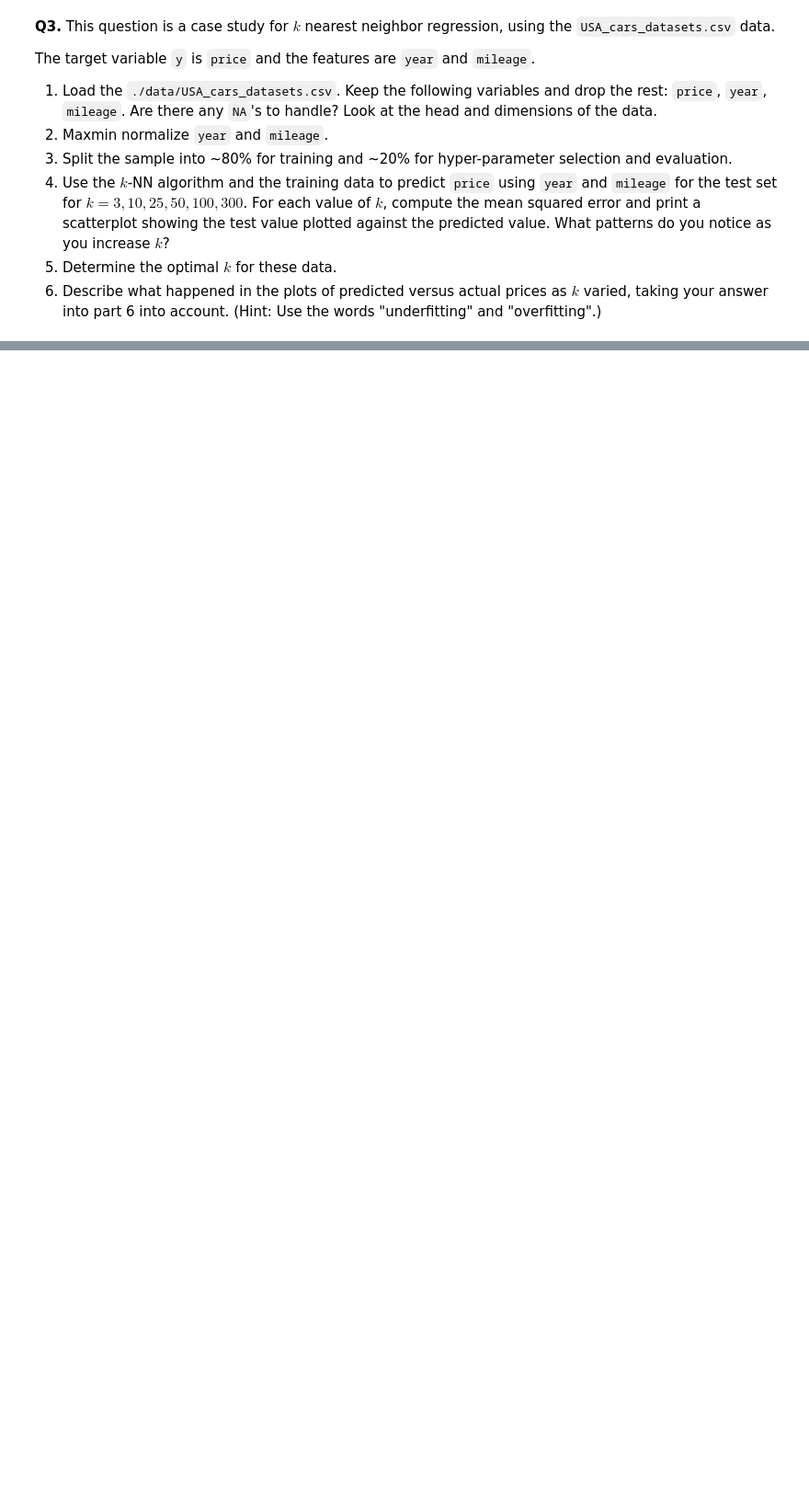
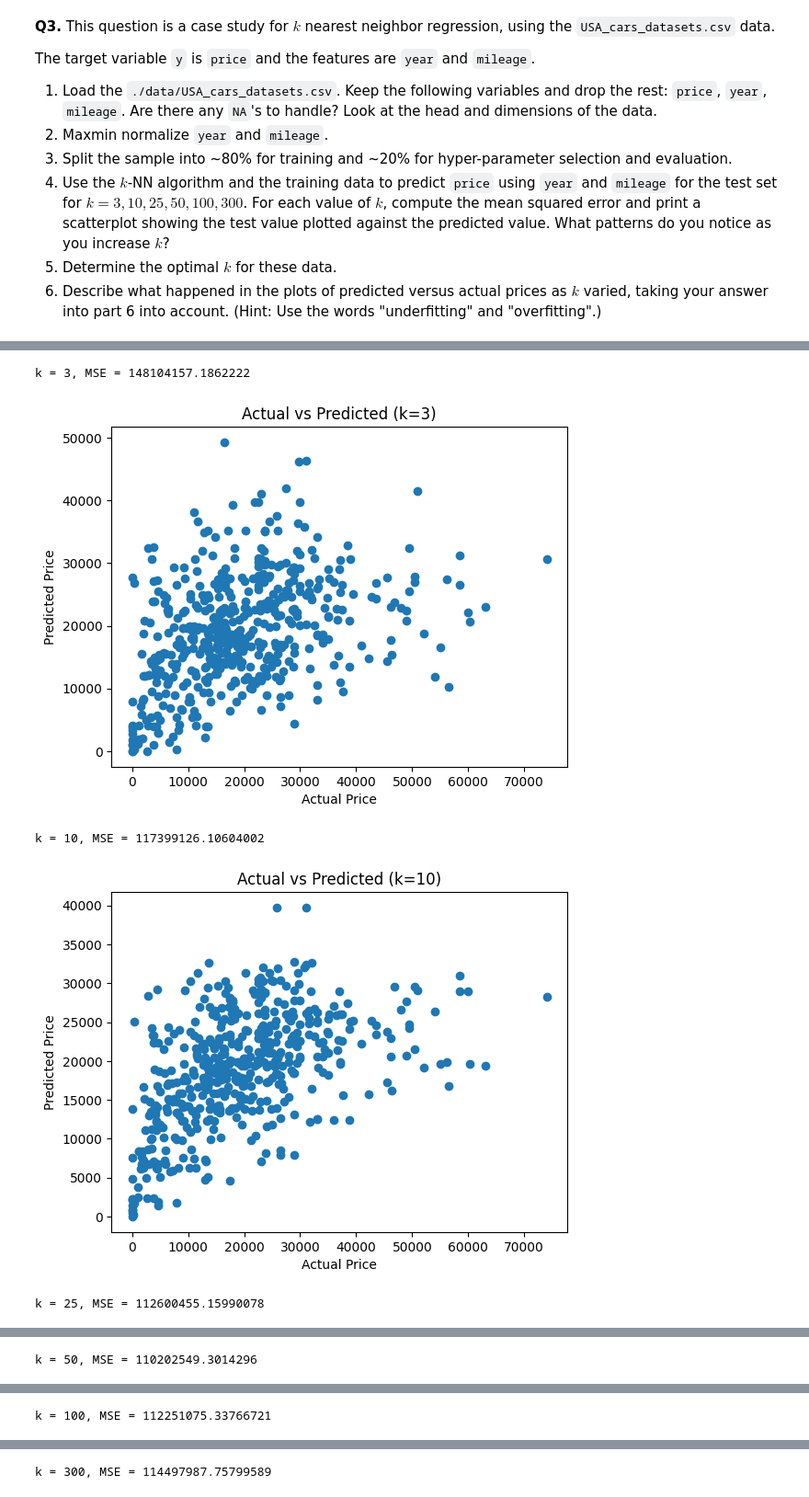
Before and after one commit to cosettemilla/undergrad_ml_assignments, a Jupyter notebook: 02_assignment_knn.ipynb, the cells around one changed output, grey strips where cells are left out. Shown at 92% size. Drawn from its saved outputs; the diff is of its cells as text; code cells hidden in the pictures; blank space fills up the shorter version.

```diff
--- a/02_assignment_knn.ipynb
+++ b/02_assignment_knn.ipynb
@@ -171,0 +278,4 @@ The target variable `y` is `price` and the features are `year` and `mileage`.
+# %%
+# Max-min normalization
+df["year_norm"] = (df["year"] - df["year"].min()) / (df["year"].max() - df["year"].min())
+df["mileage_norm"] = (df["mileage"] - df["mileage"].min()) / (df["mileage"].max() - df["mileage"].min())
@@ -171,0 +286,11 @@ The target variable `y` is `price` and the features are `year` and `mileage`.
+# %%
+
+X = df[["year_norm", "mileage_norm"]]
+y = df["price"]
+
+X_train, X_test, y_train, y_test = train_test_split(
+    X, y, test_size=0.2, random_state=42
+)
+
+print("Training size:", X_train.shape)
+print("Test size:", X_test.shape)
@@ -171,0 +304,31 @@ The target variable `y` is `price` and the features are `year` and `mileage`.
+# %%
+from sklearn.neighbors import KNeighborsRegressor
+from sklearn.metrics import mean_squared_error
+
+k_values = [3, 10, 25, 50, 100, 300]
+
+mse_values = []
+
+for k in k_values:
+    knn = KNeighborsRegressor(n_neighbors=k)
+    knn.fit(X_train, y_train)
+    y_pred = knn.predict(X_test)
+
+    mse = mean_squared_error(y_test, y_pred)
+    mse_values.append(mse)
+
+    print(f"k = {k}, MSE = {mse}")
+
+    # Scatter plot
+    plt.figure()
+    plt.scatter(y_test, y_pred)
+    plt.xlabel("Actual Price")
+    plt.ylabel("Predicted Price")
+    plt.title(f"Actual vs Predicted (k={k})")
+    plt.show()
+# %% [output]
+k = 3, MSE = 148104157.1862222
+[figure, added]
+k = 10, MSE = 117399126.10604002
+[figure, added]
+k = 25, MSE = 112600455.15990078
@@ -171,0 +336 @@ The target variable `y` is `price` and the features are `year` and `mileage`.
+k = 50, MSE = 110202549.3014296
@@ -171,0 +338 @@ The target variable `y` is `price` and the features are `year` and `mileage`.
+k = 100, MSE = 112251075.33766721
@@ -171,0 +340 @@ The target variable `y` is `price` and the features are `year` and `mileage`.
+k = 300, MSE = 114497987.75799589
```
Also changed, not shown: parts of 41 cells of this notebook.
